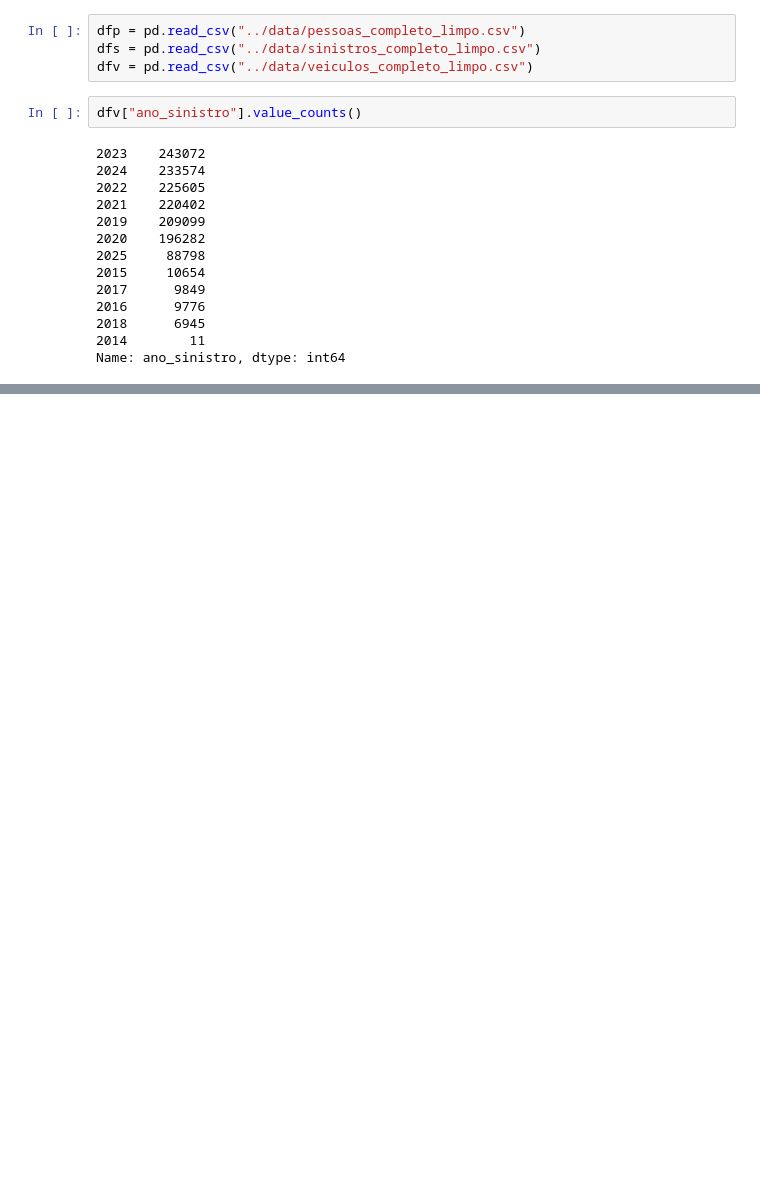
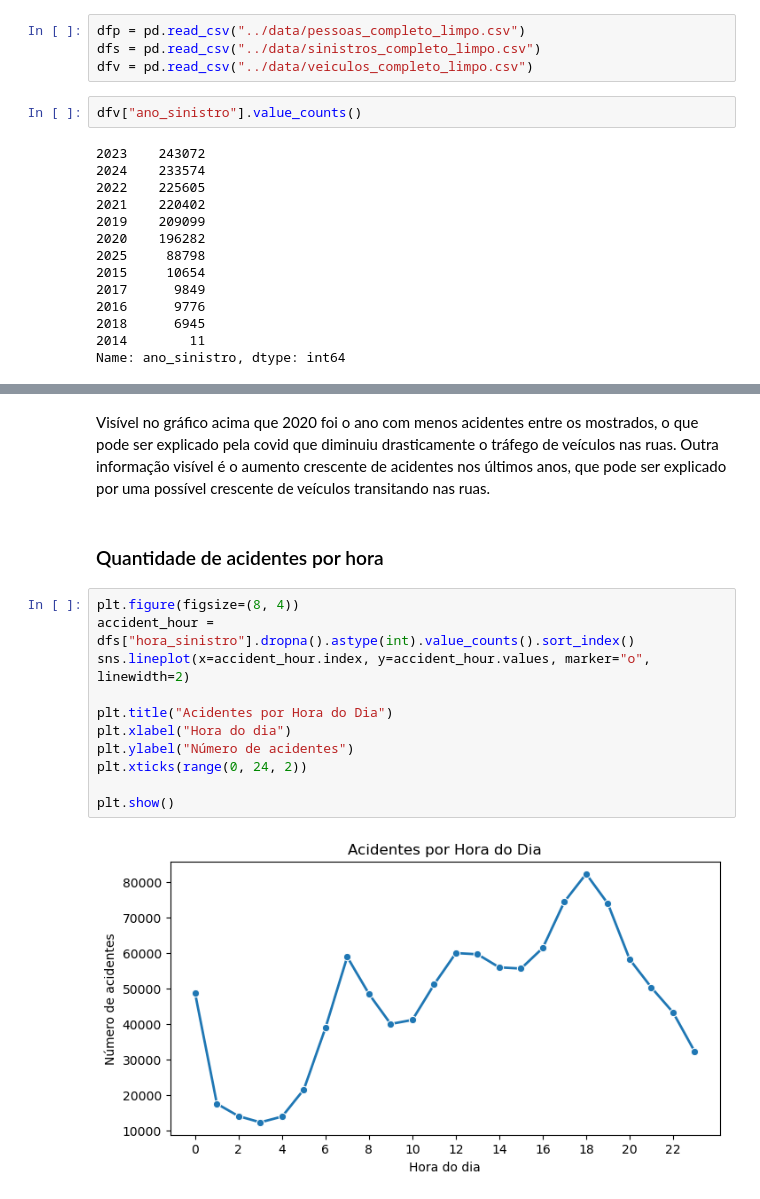
Before and after one commit to Enzzx/CityAccidentAnalysis, a Jupyter notebook: notebook/data-analysis.ipynb, the cells around one changed output, grey strips where cells are left out. Saved outputs shown, nothing was run; the diff lists cells and outputs as text; blank space fills up the shorter version.

```diff
--- a/notebook/data-analysis.ipynb
+++ b/notebook/data-analysis.ipynb
@@ -32,0 +62,17 @@ dfv = dfv[dfv["ano_sinistro"] >= 2019]
+# %% [markdown]
+Visível no gráfico acima que 2020 foi o ano com menos acidentes entre os mostrados, o que pode ser explicado pela covid que diminuiu drasticamente o tráfego de veículos nas ruas. Outra informação visível é o aumento crescente de acidentes nos últimos anos, que pode ser explicado por uma possível crescente de veículos transitando nas ruas.
+# %% [markdown]
+### Quantidade de acidentes por hora
+# %%
+plt.figure(figsize=(8, 4))
+accident_hour = dfs["hora_sinistro"].dropna().astype(int).value_counts().sort_index()
+sns.lineplot(x=accident_hour.index, y=accident_hour.values, marker="o", linewidth=2)
+
+plt.title("Acidentes por Hora do Dia")
+plt.xlabel("Hora do dia")
+plt.ylabel("Número de acidentes")
+plt.xticks(range(0, 24, 2))
+
+plt.show()
+# %% [output]
+[figure, added]
```
Also changed, not shown: parts of 13 cells of this notebook, 1 other file.
